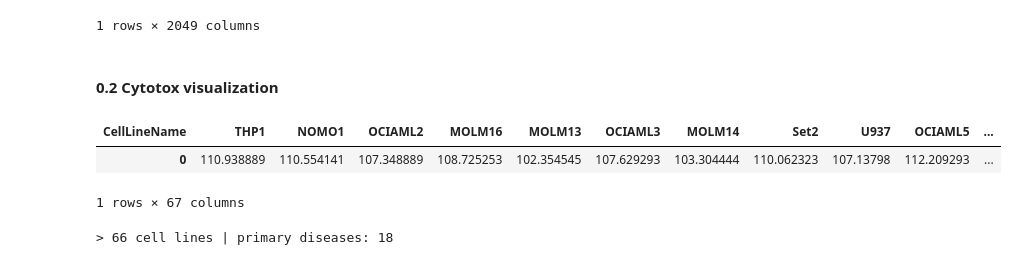
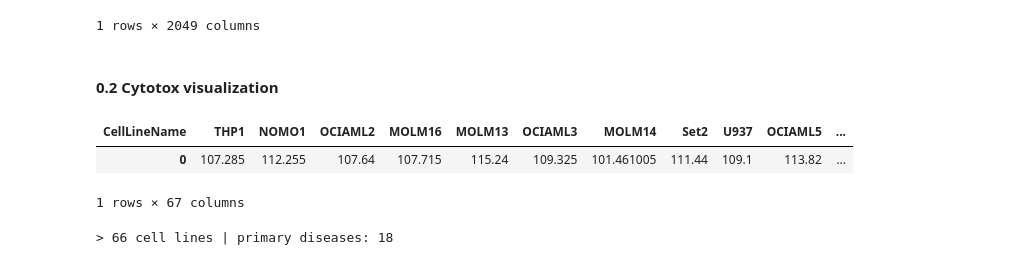
Before and after one commit to gtamo39/MS_ML, a Jupyter notebook: vignettes/MS_cytotox.ipynb, the cells around one changed output. Drawn from its saved outputs; the diff is of its cells as text; code cells hidden in the pictures.

```diff
--- a/vignettes/MS_cell_signature.ipynb
+++ b/vignettes/MS_cytotox.ipynb
@@ -156,28 +158,28 @@ Wall time: 8.48 s
 # %% [markdown]
 #### 0.2 Cytotox visualization
 # %%
-CYTONM                = ['AUC','100nM','1000nM','10000nM'][0]
+CYTONM                = ['AUC','100nM','1000nM','10000nM'][-1]
 CYTODATA              = f'data/cytotox/20260602_{CYTONM}_cytotox.csv'
 
 ## Cytotox data
 df = pd.read_csv(CYTODATA)
 df = df.set_index('CellLineName')      # cell lines become the row index
 df = df.drop(columns='comment')        # drop the trailing comment column
 sig = df.T                             # now: compounds = rows, cell lines = columns
 sig.index.name = 'MoleculeBatchID'
 sig = sig.reset_index()
 parts = sig['MoleculeBatchID'].str.split('-', n=2, expand=True)
 sig['compound'] = parts[0] + '-' + parts[1]   # 'SRB-0000385'
 sig.drop('MoleculeBatchID',axis=1,inplace=True)
 
 # checking that all compounds MFs are found
 # MF_sel = MF[MF['compound'].isin(sig['compound'])].copy()
 # assert MF_sel.shape[0] == len(sig['compound'].unique())
 
 sig.head(1)
 # %% [output]
 | CellLineName | THP1 | NOMO1 | OCIAML2 | MOLM16 | MOLM13 | OCIAML3 | MOLM14 | Set2 | U937 | OCIAML5 | ... |
-| 0 | 110.938889 | 110.554141 | 107.348889 | 108.725253 | 102.354545 | 107.629293 | 103.304444 | 110.062323 | 107.13798 | 112.209293 | ... |
+| 0 | 107.285 | 112.255 | 107.64 | 107.715 | 115.24 | 109.325 | 101.461005 | 111.44 | 109.1 | 113.82 | ... |
 1 rows × 67 columns
 # %%
 ## info: cell-line annotations (lineage + primary disease are native in the xlsx).
```
Also changed, not shown: parts of 3 cells of this notebook, 8 other files.
